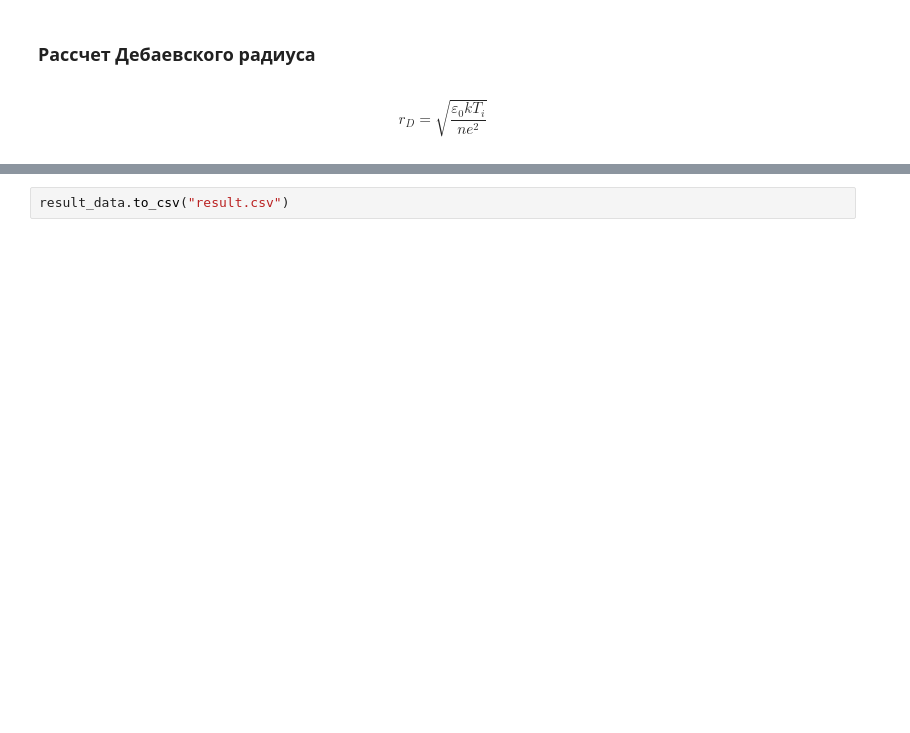
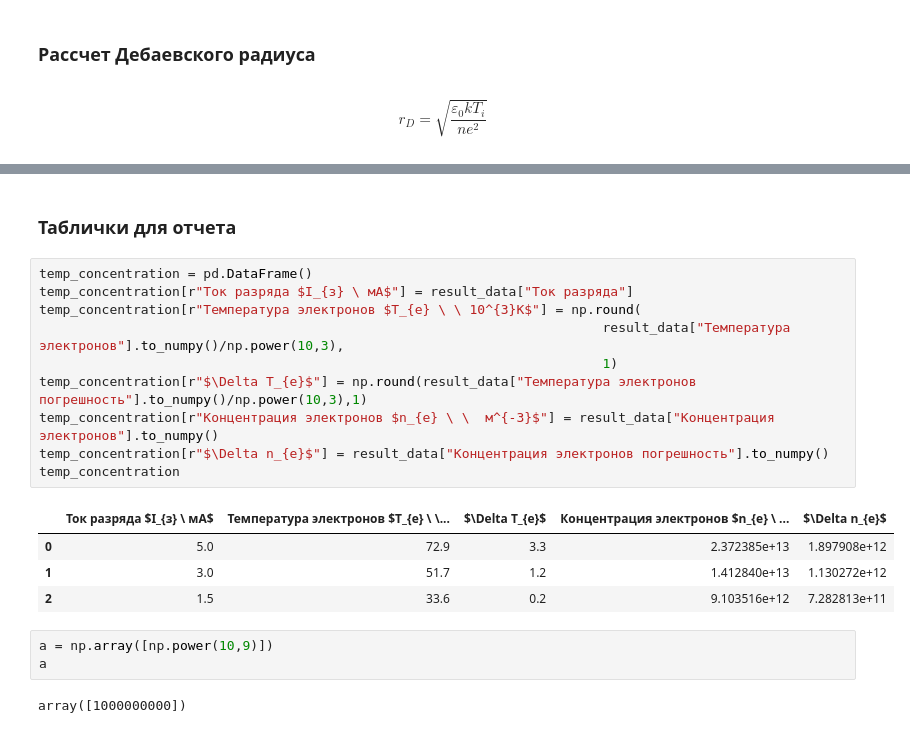
Before and after one commit to ShmakovVladimir/Labs, a Jupyter notebook: Электричество и Магнетизм/Плазма/main.ipynb, the cells around one changed output, grey strips where cells are left out. Cells and saved outputs as stored; diff of their text form; blank space fills up the shorter version.

```diff
--- a/Электричество и Магнетизм/Плазма/main.ipynb
+++ b/Электричество и Магнетизм/Плазма/main.ipynb
@@ -371,2 +358,22 @@ display.Image("result.png")
-# %%
-result_data.to_csv("result.csv")
+# %% [markdown]
+### Таблички для отчета
+# %%
+temp_concentration = pd.DataFrame()
+temp_concentration[r"Ток разряда $I_{з} \ мА$"] = result_data["Ток разряда"]
+temp_concentration[r"Температура электронов $T_{e} \ \ 10^{3}К$"] = np.round(
+                                                                        result_data["Температура электронов"].to_numpy()/np.power(10,3),
+                                                                        1)
+temp_concentration[r"$\Delta T_{e}$"] = np.round(result_data["Температура электронов погрешность"].to_numpy()/np.power(10,3),1)
+temp_concentration[r"Концентрация электронов $n_{e} \ \  м^{-3}$"] = result_data["Концентрация электронов"].to_numpy()
+temp_concentration[r"$\Delta n_{e}$"] = result_data["Концентрация электронов погрешность"].to_numpy()
+temp_concentration
+# %% [output]
+|  | Ток разряда $I_{з} \ мА$ | Температура электронов $T_{e} \ \... | $\Delta T_{e}$ | Концентрация электронов $n_{e} \ ... | $\Delta n_{e}$ |
+| 0 | 5.0 | 72.9 | 3.3 | 2.372385e+13 | 1.897908e+12 |
+| 1 | 3.0 | 51.7 | 1.2 | 1.412840e+13 | 1.130272e+12 |
+| 2 | 1.5 | 33.6 | 0.2 | 9.103516e+12 | 7.282813e+11 |
+# %%
+a = np.array([np.power(10,9)])
+a
+# %% [output]
+array([1000000000])
```
Also changed, not shown: parts of 6 cells of this notebook, 4 other files.
